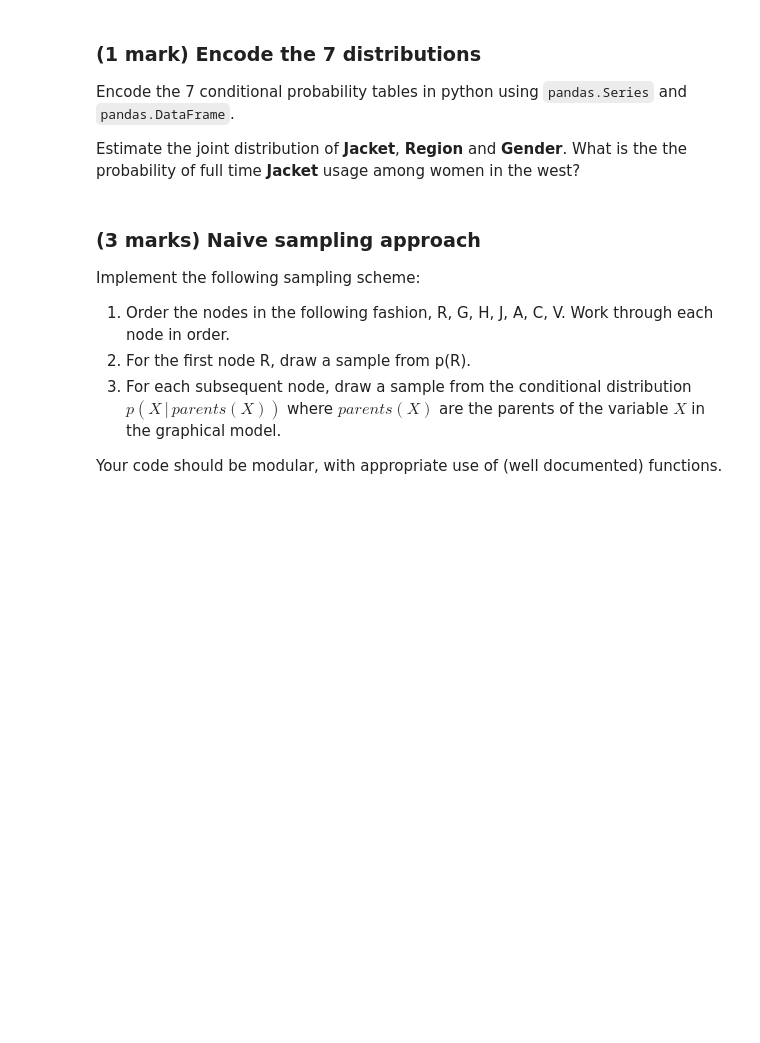
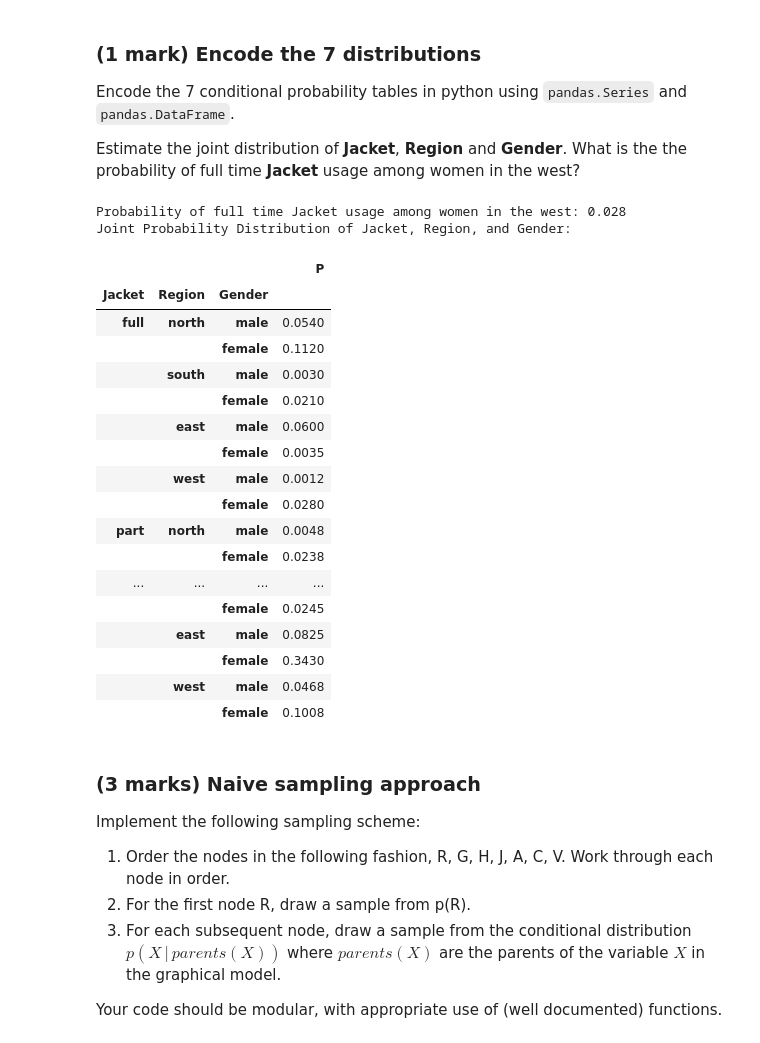
Before and after one commit to surajx/Statistical-Machine-Learning, a Jupyter notebook: assignment/02/02-bayesian-network.ipynb, the cells around one changed output. Saved outputs shown, nothing was run; the diff lists cells and outputs as text; code cells hidden in the pictures; blank space fills up the shorter version.

```diff
--- a/assignment/02/02-bayesian-network.ipynb
+++ b/assignment/02/02-bayesian-network.ipynb
@@ -138,6 +135,9 @@ def __getDFrame(col_names, index_list, col_values):
          index=pd.MultiIndex.from_tuples(list(zip(*index_list))),
          columns=col_names)
     return df
+
+def __dup_lst_elem(lst, times):
+    return [x for item in lst for x in repeat(item, times)]
 
 def encodeData():
     R_col_names = ['P']
@@ -154,9 +154,6 @@ def encodeData():
     H_index_list = [['right', 'left']]
     H_col_values = [0.9, 0.1]
     H = __getDFrame(H_col_names, H_index_list, H_col_values)
-
-    def __dup_lst_elem(lst, times):
-        return [x for item in lst for x in repeat(item, times)]
 
     JcRG_col_names = ['P']
     J_index_list = ['full', 'part', 'never']
@@ -180,47 +177,76 @@ def encodeData():
     CcGH_col_names = ['P']
     C_index_list = ['black', 'white']
     CcGH_index_list = [ __dup_lst_elem(G_index_list[0], 4),
                         __dup_lst_elem(H_index_list[0], 2)*2,
                         C_index_list*8 ]
     CcGH_col_values = [ 0.9, 0.1, 0.83, 0.17, 0.17, 0.83, 0.3, 0.7 ]
     CcGH = __getDFrame(CcGH_col_names, CcGH_index_list, CcGH_col_values)
 
-    column_names = ['north,new,black', 'north,new,white', 'north,worn,black', 'north,worn,white',
-                    'north,old,black', 'north,old,white', 'south,new,black', 'south,new,white',
-                    'south,worn,black', 'south,worn,white', 'south,old,black', 'south,old,white',
-                    'east,new,black', 'east,new,white', 'east,worn,black', 'east,worn,white',
-                    'east,old,black', 'east,old,white', 'west,new,black', 'west,new,white',
-                    'west,worn,black', 'west,worn,white', 'west,old,black', 'west,old,white']
-
-    VcRAC_col_values = np.array([
-            [0.1,0.1,0.4,0.02,0.2,0.1,0.1,0.04,0.2,0.1,0.1 ,0.1,0.4 ,0.1 ,0.1,0.1 ,0.1,0.04,0.3,0.2,0.1,0.3,0.34,0.35],
-            [0.3,0.4,0.2,0.5 ,0.1,0.2,0.1,0.5 ,0.1,0.2,0.5 ,0.3,0.2 ,0.42,0.2,0.67,0.4,0.4 ,0.1,0.1,0.5,0.1,0.1 ,0.1],
-            [0.5,0.4,0.3,0.3 ,0.5,0.6,0.6,0.3 ,0.5,0.4,0.36,0.3,0.28,0.3 ,0.4,0.1 ,0.4,0.16,0.4,0.2,0.3,0.3,0.4 ,0.5],
-            [0.1,0.1,0.1,0.18,0.2,0.1,0.2,0.16,0.2,0.3,0.04,0.3,0.12,0.18,0.3,0.13,0.1,0.4 ,0.2,0.5,0.1,0.3,0.16,0.05]
-        ]).flatten('F')
-
     VcRAC_col_names = ['P']
     V_index_list = ['Bernie', 'Donald', 'Hillary', 'Ted']
     VcRAC_index_list = [ __dup_lst_elem(R_index_list[0], 24),
                         __dup_lst_elem(A_index_list, 8)*4,
                         __dup_lst_elem(C_index_list, 4)*12,
                         V_index_list*96 ]
     VcRAC_col_values = np.array([
             [0.1,0.1,0.4,0.02,0.2,0.1,0.1,0.04,0.2,0.1,0.1 ,0.1,0.4 ,0.1 ,0.1,0.1 ,0.1,0.04,0.3,0.2,0.1,0.3,0.34,0.35],
             [0.3,0.4,0.2,0.5 ,0.1,0.2,0.1,0.5 ,0.1,0.2,0.5 ,0.3,0.2 ,0.42,0.2,0.67,0.4,0.4 ,0.1,0.1,0.5,0.1,0.1 ,0.1],
             [0.5,0.4,0.3,0.3 ,0.5,0.6,0.6,0.3 ,0.5,0.4,0.36,0.3,0.28,0.3 ,0.4,0.1 ,0.4,0.16,0.4,0.2,0.3,0.3,0.4 ,0.5],
             [0.1,0.1,0.1,0.18,0.2,0.1,0.2,0.16,0.2,0.3,0.04,0.3,0.12,0.18,0.3,0.13,0.1,0.4 ,0.2,0.5,0.1,0.3,0.16,0.05]
         ]).flatten('F')
     VcRAC = __getDFrame(VcRAC_col_names, VcRAC_index_list, VcRAC_col_values)
 
     JcRG.sort_index(inplace=True)
     AcJ.sort_index(inplace=True)
     CcGH.sort_index(inplace=True)
     VcRAC.sort_index(inplace=True)
 
     return (R, G, H, JcRG, AcJ, CcGH, VcRAC)
 
 R, G, H, JcRG, AcJ, CcGH, VcRAC = encodeData()
+
+#Since Given Nothing R and G and independent P(R,G) = P(R) * P(G)
+P_RG_col_names = ['P']
+P_RG_index_list = [ __dup_lst_elem(list(R.index), 2),
+                    list(G.index)*4]
+P_RG_col_values = [R['P'][(x[0])]*G['P'][(x[1])] for x in list(zip(*P_RG_index_list))]
+P_RG = __getDFrame(P_RG_col_names, P_RG_index_list, P_RG_col_values)
+
+#P_JRG = JcRG * P_RG
+J_index_list = ['full', 'part', 'never']
+P_JRG_col_names = ['P']
+P_JRG_index_list = [ __dup_lst_elem(J_index_list, 8),
+                     __dup_lst_elem(list(R.index), 2)*3,
+                     list(G.index)*12]
+P_JRG_col_values = [JcRG['P'][(x[1],x[2],x[0])]*P_RG['P'][(x[1],x[2])] for x in list(zip(*P_JRG_index_list))]
+P_JRG = __getDFrame(P_JRG_col_names, P_JRG_index_list, P_JRG_col_values)
+
+p_ft_J_w_f = P_JRG['P'][('full','west', 'female')]
+print("Probability of full time Jacket usage among women in the west:", p_ft_J_w_f)
+print("Joint Probability Distribution of Jacket, Region, and Gender:")
+P_JRG.index.names=["Jacket","Region","Gender"]
+P_JRG
+# %% [output]
+Probability of full time Jacket usage among women in the west: 0.028
+Joint Probability Distribution of Jacket, Region, and Gender:
+|  |  |  | P |
+| Jacket | Region | Gender |  |
+| full | north | male | 0.0540 |
+|  |  | female | 0.1120 |
+|  | south | male | 0.0030 |
+|  |  | female | 0.0210 |
+|  | east | male | 0.0600 |
+|  |  | female | 0.0035 |
+|  | west | male | 0.0012 |
+|  |  | female | 0.0280 |
+| part | north | male | 0.0048 |
+|  |  | female | 0.0238 |
+| ... | ... | ... | ... |
+|  |  | female | 0.0245 |
+|  | east | male | 0.0825 |
+|  |  | female | 0.3430 |
+|  | west | male | 0.0468 |
+|  |  | female | 0.1008 |
 # %% [markdown]
 ### (3 marks) Naive sampling approach
 
```
Also changed, not shown: parts of 7 cells of this notebook, 1 other file.
